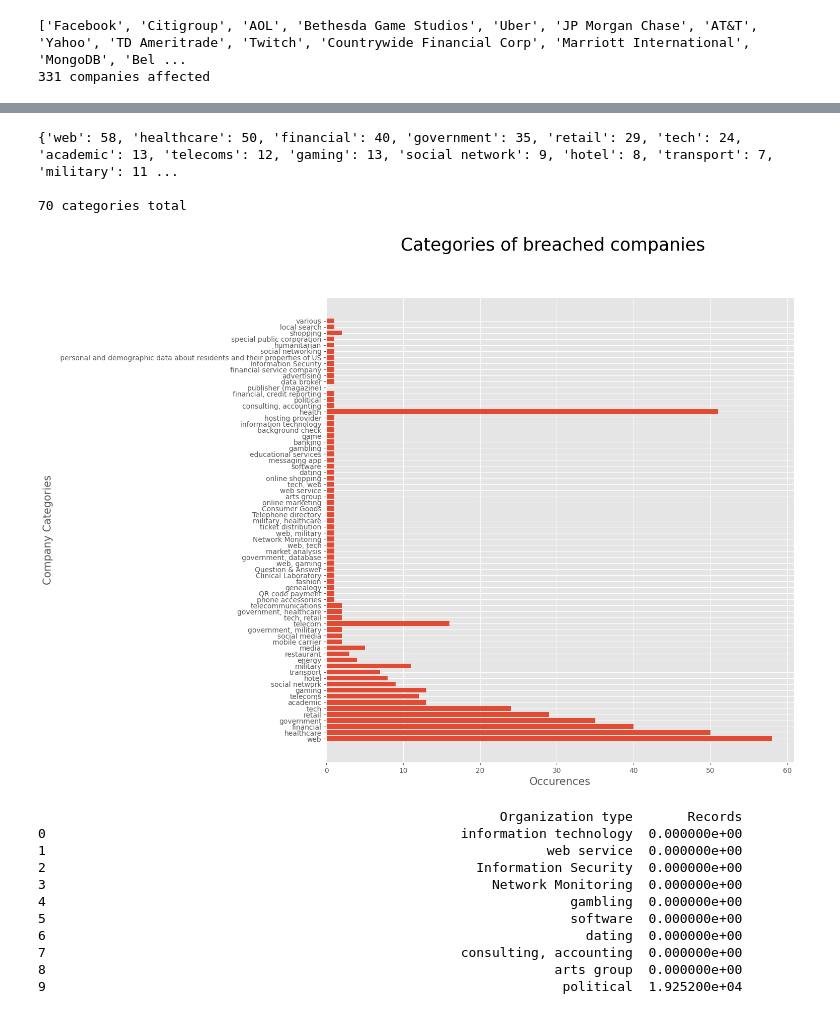
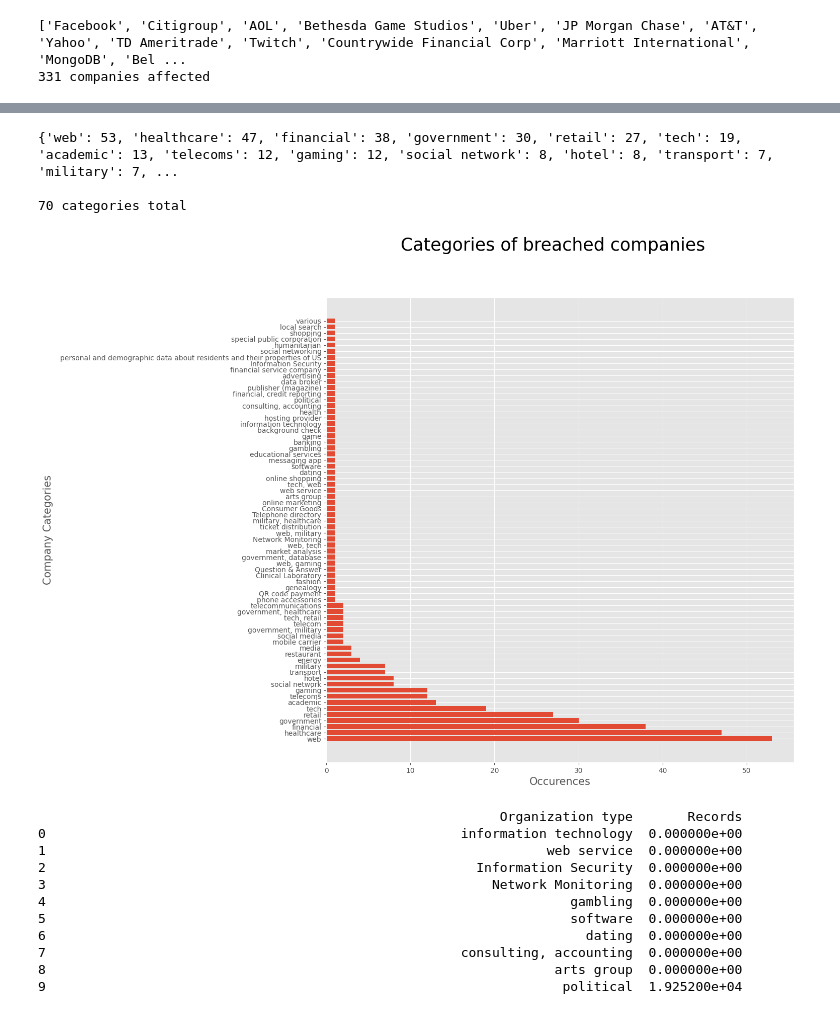
Before and after one commit to KeN095/data-breaches-notebook, a Jupyter notebook: data-breaches.ipynb, the cells around one changed output, grey strips where cells are left out. Cells and saved outputs as stored; diff of their text form; code cells hidden in the pictures.

```diff
--- a/data-breaches.ipynb
+++ b/data-breaches.ipynb
@@ -144,34 +115,27 @@ plt.show()
 # %%
-companyCategoryColumn = df["Organization type"]
-companyCategoryList = companyCategoryColumn.value_counts().index.tolist()
-categoryOccurence = dict.fromkeys(companyCategoryList,None)
-
-for i in range(len(companyCategoryList)):
-    companyCategoryIndex = companyCategoryList[i]
-    companyCategoryIndexSum = sumOfOccurences(companyCategoryColumn, companyCategoryIndex)
-    categoryOccurence.update([(companyCategoryIndex, companyCategoryIndexSum)])
+categoryOccurence = df["Organization type"].value_counts().to_dict()
 
 print(categoryOccurence)
 print("\n" + str(len(categoryOccurence)) + " categories total")
 
 categories = list(categoryOccurence.keys())
 categoryValues = list(categoryOccurence.values())
 
 plt.barh(categories, categoryValues)
 plt.xlabel("Occurences", fontsize=15)
 plt.ylabel("Company Categories", fontsize=15, labelpad=10.2)
 fig = plt.gcf()
 
 fig.suptitle("Categories of breached companies",fontsize=25)
 fig.set_size_inches(12,12)
 plt.style.use("ggplot")
 
 plt.show()
 # %% [output]
-{'web': 58, 'healthcare': 50, 'financial': 40, 'government': 35, 'retail': 29, 'tech': 24, 'academic': 13, 'telecoms': 12, 'gaming': 13, 'social network': 9, 'hotel': 8, 'transport': 7, 'military': 11 ...
+{'web': 53, 'healthcare': 47, 'financial': 38, 'government': 30, 'retail': 27, 'tech': 19, 'academic': 13, 'telecoms': 12, 'gaming': 12, 'social network': 8, 'hotel': 8, 'transport': 7, 'military': 7, ...
 
 70 categories total
-[figure, old version]
+[figure, new version]
 # %%
 #Ensure the values in the records column are numeric
 df['Records'] = pd.to_numeric(df['Records'], errors='coerce')
```
Also changed, not shown: parts of 3 cells of this notebook.
